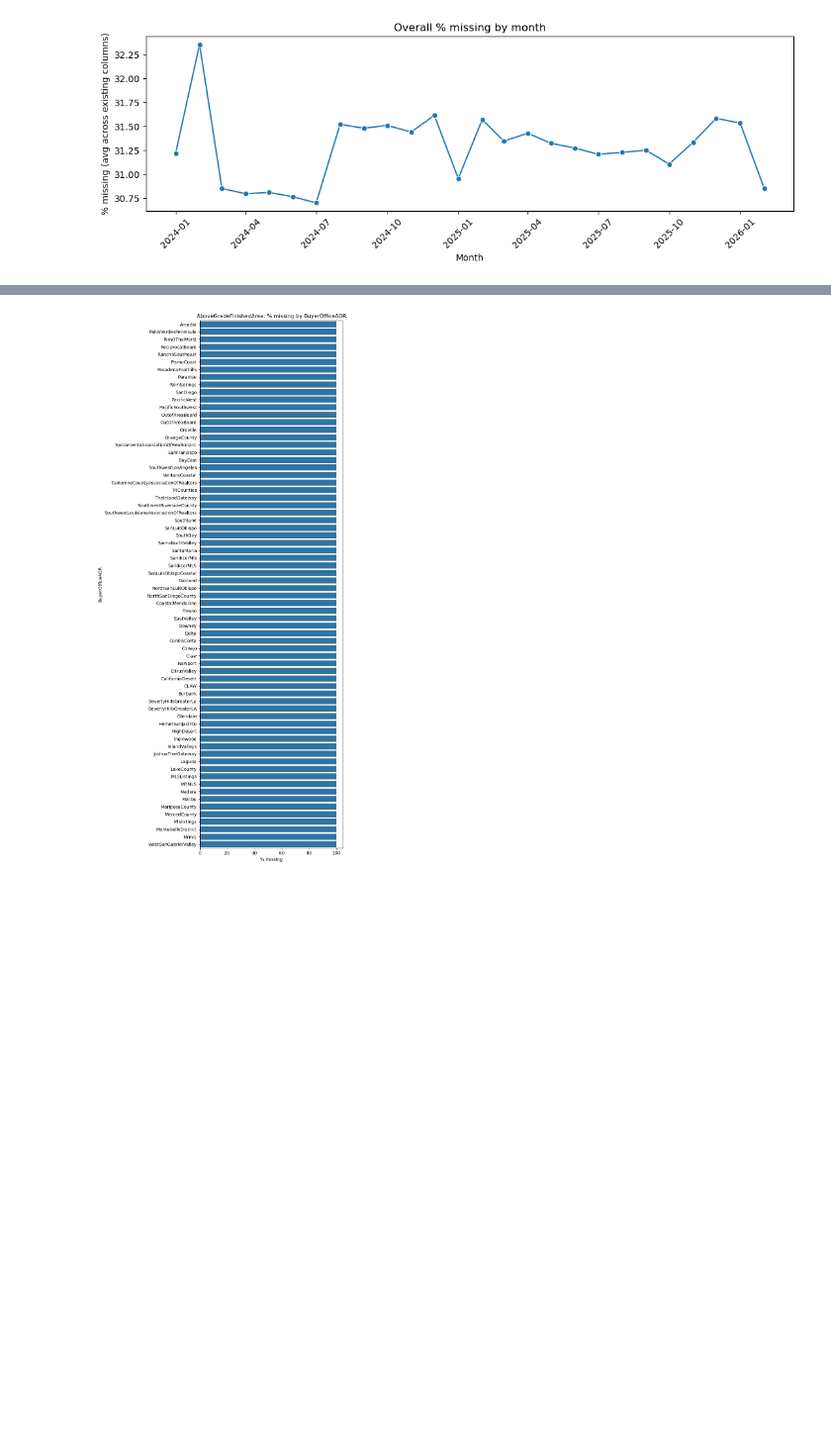
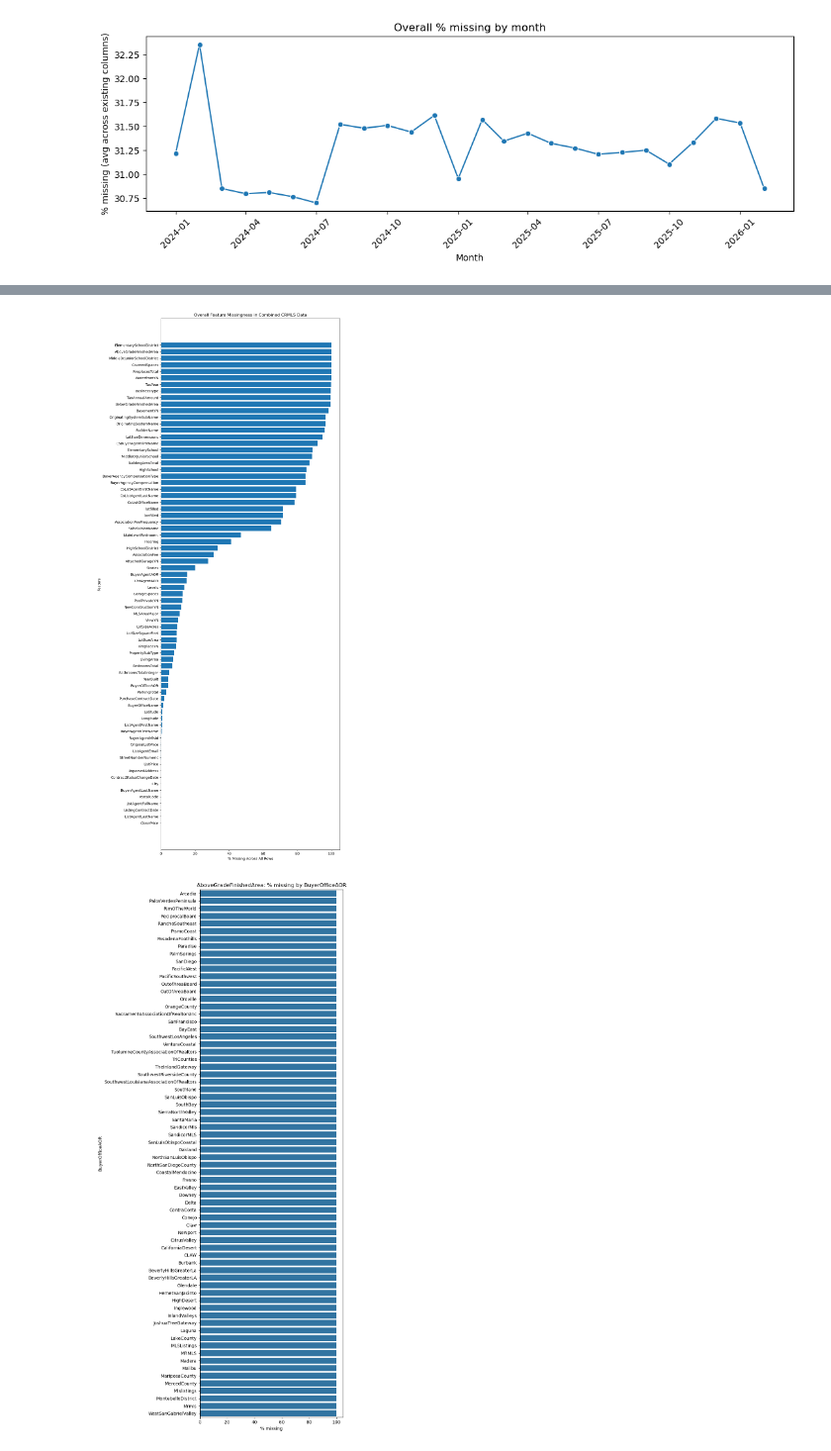
Before and after one commit to eemilycchen/IDX-Exchange-Data-Science, a Jupyter notebook: 01_exploration.ipynb, the cells around one changed output, grey strips where cells are left out. Shown at 99% size. Drawn from its saved outputs; the diff is of its cells as text; code cells hidden in the pictures; blank space fills up the shorter version.

```diff
--- a/01_exploration.ipynb
+++ b/01_exploration.ipynb
@@ -359,3 +358,30 @@ plt.show()
+# %%
+overall_missingness = (
+    df.isna()
+      .mean()
+      .mul(100)
+      .sort_values(ascending=False)
+)
+
+overall_missingness_nonzero = overall_missingness[overall_missingness > 0] # nonegative values
+# %%
+ig, ax = plt.subplots(
+    figsize=(10, max(5, 0.3 * len(overall_missingness_nonzero)))
+)
+
+ax.barh(
+    overall_missingness_nonzero.index[::-1],
+    overall_missingness_nonzero.values[::-1]
+)
+
+ax.set_xlabel("% Missing Across All Rows")
+ax.set_ylabel("Feature")
+ax.set_title("Overall Feature Missingness in Combined CRMLS Data")
+
+plt.tight_layout()
+plt.show()
+# %% [output]
+[figure, added]
 # %%
 col = 'AboveGradeFinishedArea'  # swap in whatever feature you're checking
 
```
Also changed, not shown: parts of 29 cells of this notebook.
